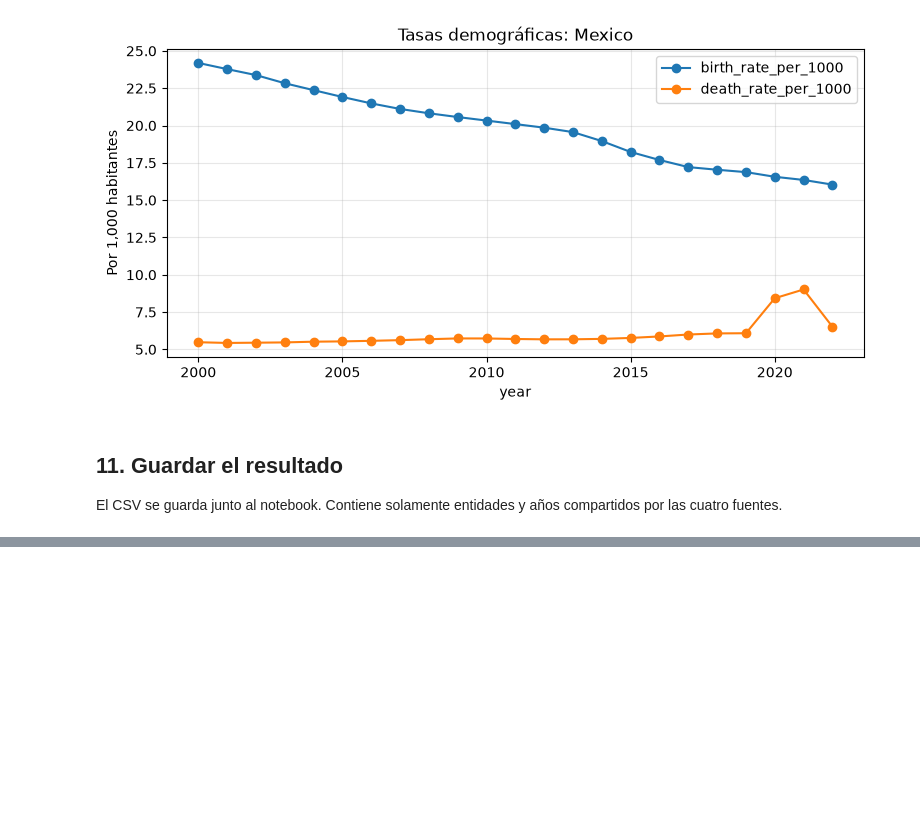
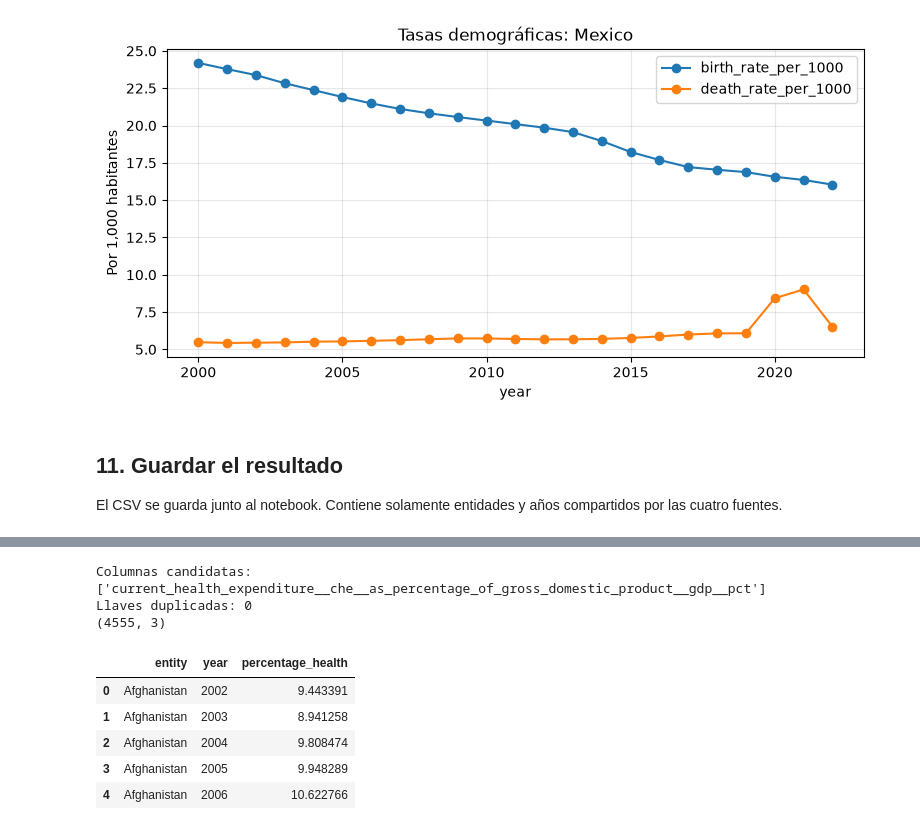
Before and after one commit to mykechvz/TopicosDeBigData5toSemes, a Jupyter notebook: U3_1_modelos_ml/U3_2_Preparacion_dataset.ipynb, the cells around one changed output, grey strips where cells are left out. Saved outputs shown, nothing was run; the diff lists cells and outputs as text; code cells hidden in the pictures; blank space fills up the shorter version.

```diff
--- a/U3_1_modelos_ml/U3_2_Preparacion_dataset.ipynb
+++ b/U3_1_modelos_ml/U3_2_Preparacion_dataset.ipynb
@@ -355,0 +373,29 @@ Archivo guardado: /Users/lizette/Coding/bigdata/U3_1_modelos_ml/data/processed/d
+# %%
+columnas_health = [c for c in health.columns
+                   if c not in ["entity", "code", "year"]]
+
+print("Columnas candidatas:", columnas_health)
+assert len(columnas_health) == 1, "Revisar manualmente el indicador de salud mostrado arriba"
+
+col_health = columnas_health[0]
+
+health_limpio = health[["entity", "year", col_health]].copy()
+health_limpio = health_limpio.rename(columns={col_health: "percentage_health"})
+health_limpio = health_limpio[health_limpio["year"].between(2000, 2022)].copy()
+
+duplicados = health_limpio.duplicated(["entity", "year"]).sum()
+print("Llaves duplicadas:", duplicados)
+assert duplicados == 0, "Llaves duplicadas en health"
+
+print(health_limpio.shape)
+display(health_limpio.head())
+# %% [output]
+Columnas candidatas: ['current_health_expenditure__che__as_percentage_of_gross_domestic_product__gdp__pct']
+Llaves duplicadas: 0
+(4555, 3)
+|  | entity | year | percentage_health |
+| 0 | Afghanistan | 2002 | 9.443391 |
+| 1 | Afghanistan | 2003 | 8.941258 |
+| 2 | Afghanistan | 2004 | 9.808474 |
+| 3 | Afghanistan | 2005 | 9.948289 |
+| 4 | Afghanistan | 2006 | 10.622766 |
```
Also changed, not shown: parts of 8 cells of this notebook.
